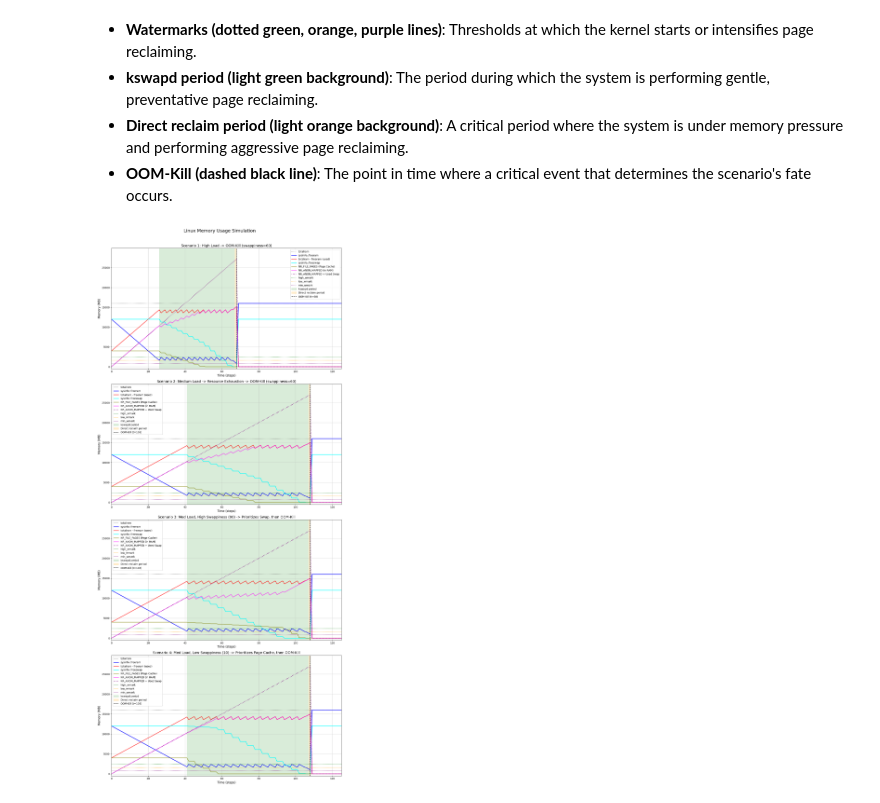
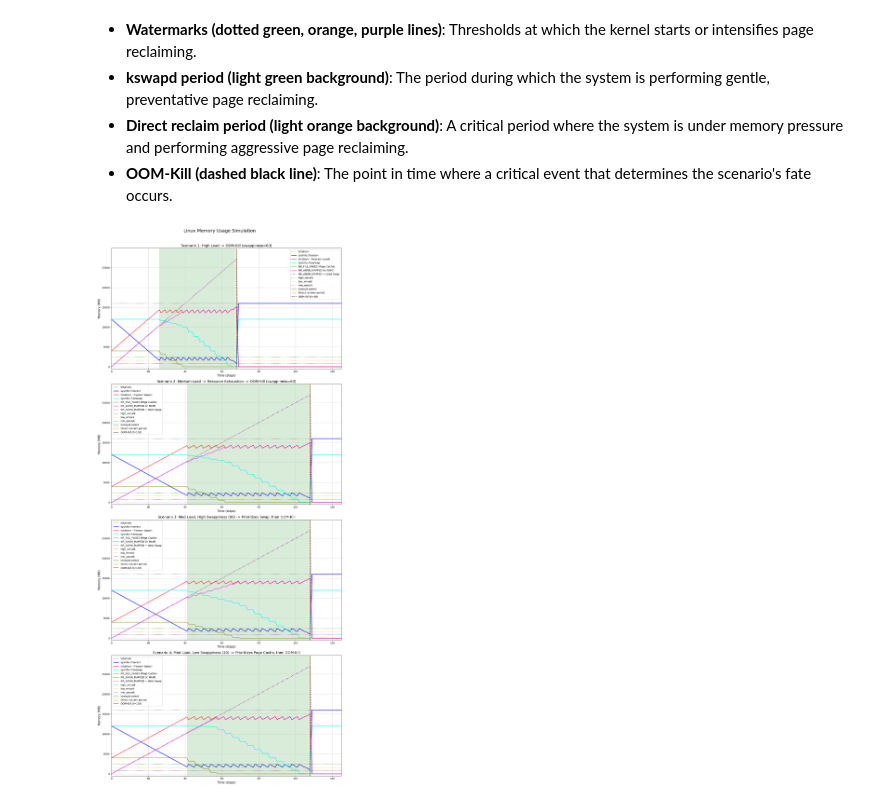
Before and after one commit to takayuki-nagata/Linux_Memory_Management_Simulation, a Jupyter notebook: Linux_Memory_Management_Simulation.ipynb, the cells around one changed output. Drawn from its saved outputs; the diff is of its cells as text; code cells hidden in the pictures.

Commit message:
feat(sim): Refactor swappiness logic to align with kernel behavior
The previous swappiness calculation used a direct percentage model, which oversimplified the kernel's page reclaim mechanism.

This commit updates the logic to use a priority-based weighting system (anon_prio vs file_prio) inspired by the implementation in `mm/vmscan.c`. This more accurately reflects how `swappiness` influences the tendency to reclaim anonymous pages over file-backed pages, improving the simulation's conceptual fidelity without adding excessive complexity.

Assisted-by: Gemini

```diff
--- a/Linux_Memory_Management_Simulation.ipynb
+++ b/Linux_Memory_Management_Simulation.ipynb
@@ -134,11 +134,24 @@ def simulate_with_swappiness(
         if tentative_reclaim_log > 0:
             total_reclaim_needed = high_wmark - ram_after_gain
 
-            swap_tendency = swappiness / 100.0
-            file_tendency = 1 - swap_tendency
+            # More realistic swappiness calculation based on kernel logic (vmscan.c)
+            # swappiness influences the scanning priority between anon and file pages.
+            # A value of 100 means equal pressure. 0 means avoid swapping anon pages.
+            # The kernel uses a ratio out of 200.
+            anon_prio = swappiness
+            file_prio = 200 - swappiness
 
-            swap_target = total_reclaim_needed * swap_tendency
-            file_target = total_reclaim_needed * file_tendency
+            # Normalize the priorities to get reclaim fractions
+            total_prio = anon_prio + file_prio
+            if total_prio == 0:
+                swap_fraction = 0.0 # Avoid swapping if swappiness is 0
+                file_fraction = 1.0
+            else:
+                swap_fraction = anon_prio / total_prio
+                file_fraction = file_prio / total_prio
+
+            swap_target = total_reclaim_needed * swap_fraction
+            file_target = total_reclaim_needed * file_fraction
 
             reclaimed_from_file = min(current_file_pages, file_target)
             swapped_out = min(current_free_swap, swap_target)
@@ -247,31 +260,31 @@ BASE_PARAMS = {
 plt.rcParams['font.family'] = 'sans-serif'
 
 fig, (ax1, ax2, ax3, ax4) = plt.subplots(4, 1, figsize=(14, 32))
 fig.suptitle('Linux Memory Usage Simulation', fontsize=18)
 
 # --- Scenario Execution & Plotting ---
 # Scenario 1: High load -> OOM-Kill
 params1 = {**BASE_PARAMS, 'process_memory_gain': 400, 'swappiness': 60}
 data1 = simulate_with_swappiness(**params1)
 plot_with_swappiness(ax1, data1, 'Scenario 1: High Load -> OOM-Kill (swappiness=60)', params1)
 
 # Scenario 2: Medium load -> Resource exhaustion -> OOM-Kill
 params2 = {**BASE_PARAMS, 'process_memory_gain': 250, 'swappiness': 60}
 data2 = simulate_with_swappiness(**params2)
 plot_with_swappiness(ax2, data2, 'Scenario 2: Medium Load -> Resource Exhaustion -> OOM-Kill (swappiness=60)', params2)
 
 # Scenario 3: Medium load, high swappiness -> Prioritizes Swap, then OOM-Kill
 params3 = {**BASE_PARAMS, 'process_memory_gain': 250, 'swappiness': 90}
 data3 = simulate_with_swappiness(**params3)
 plot_with_swappiness(ax3, data3, 'Scenario 3: Med Load, High Swappiness (90) -> Prioritizes Swap, then OOM-Kill', params3)
 
 # Scenario 4: Medium load, low swappiness -> Prioritizes Page Cache, then OOM-Kill
 params4 = {**BASE_PARAMS, 'process_memory_gain': 250, 'swappiness': 10}
 data4 = simulate_with_swappiness(**params4)
 plot_with_swappiness(ax4, data4, 'Scenario 4: Med Load, Low Swappiness (10) -> Prioritizes Page Cache, then OOM-Kill', params4)
 
 plt.tight_layout(rect=[0, 0, 1, 0.97])
 plt.savefig("memory_simulation_en.png")
 plt.show()
 # %% [output]
-[figure, old version]
+[figure, new version]
```
